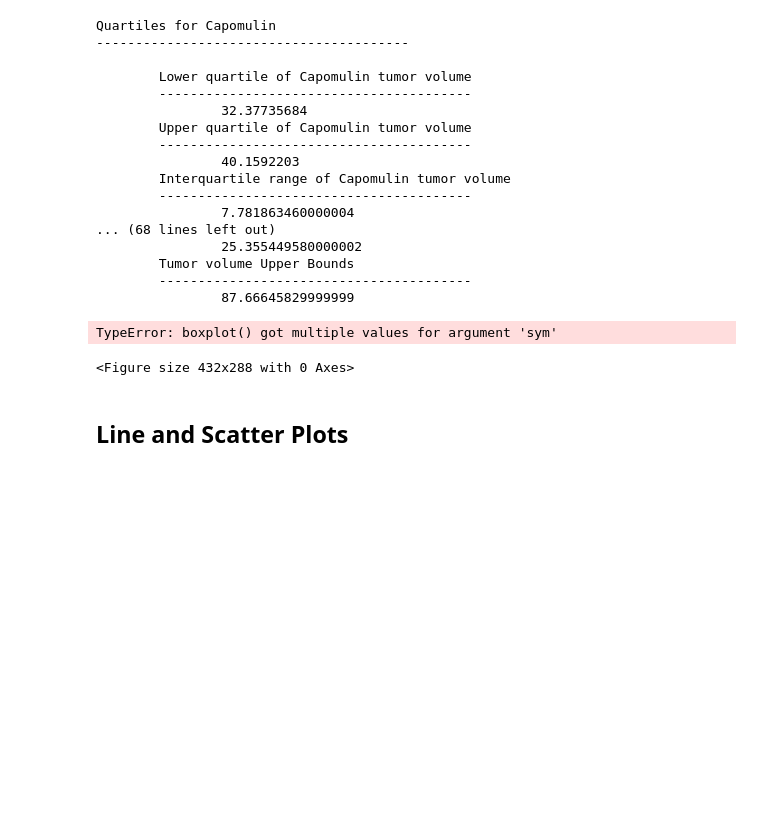
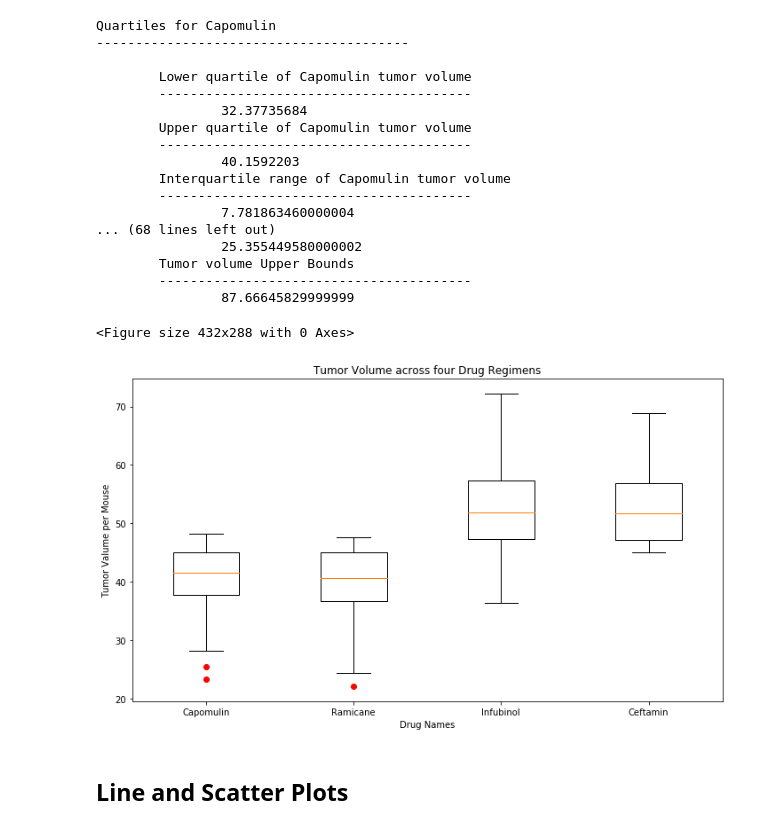
Before and after one commit to g1tKraken/TK-GW-HW, a Jupyter notebook: week_5_matplotlib/matplot_challenge/Part-2-Case-Assignment/Instructions/Pymaceuticals/pymaceuticals_starter.ipynb, the cells around one changed output. Drawn from its saved outputs; the diff is of its cells as text; code cells hidden in the pictures; blank space fills up the shorter version.

```diff
--- a/week_5_matplotlib/matplot_challenge/Part-2-Case-Assignment/Instructions/Pymaceuticals/pymaceuticals_starter.ipynb
+++ b/week_5_matplotlib/matplot_challenge/Part-2-Case-Assignment/Instructions/Pymaceuticals/pymaceuticals_starter.ipynb
@@ -250,22 +250,26 @@ Quartiles for Capomulin
         ----------------------------------------
                 87.66645829999999
 # %%
-treatment1 = best_treatment_df[best_treatment_df['Drug Regimen'] == 'Capomulin']['Tumor Volume (mm3)']
-treatment2 = best_treatment_df[best_treatment_df['Drug Regimen'] == 'Ramicane']['Tumor Volume (mm3)']
-treatment3 = best_treatment_df[best_treatment_df['Drug Regimen'] == 'Infubinol']['Tumor Volume (mm3)']
-treatment4 = best_treatment_df[best_treatment_df['Drug Regimen'] == 'Ceftamin']['Tumor Volume (mm3)']
+drug_list = ['Capomulin','Ramicane','Infubinol','Ceftamin']
+
+treatment1 = four_drugs_df['Tumor Volume (mm3)'].loc[four_drugs_df['Drug Regimen'] == 'Capomulin']#.reset_index(drop=True, inplace=True)
+treatment2 = four_drugs_df['Tumor Volume (mm3)'].loc[four_drugs_df['Drug Regimen'] == 'Ramicane']#.reset_index(drop=True, inplace=True)
+treatment3 = four_drugs_df['Tumor Volume (mm3)'].loc[four_drugs_df['Drug Regimen'] == 'Infubinol']#.reset_index(drop=True, inplace=True)
+treatment4 = four_drugs_df['Tumor Volume (mm3)'].loc[four_drugs_df['Drug Regimen'] == 'Ceftamin']#.reset_index(drop=True, inplace=True)
+#
 
 # Generate a box plot of the final tumor volume of each mouse across four regimens of interest
 plt.figure()
-plt.boxplot(treatment1, treatment2, treatment3, treatment4, labels=drug_list, sym='r+')
+fig, ax = plt.subplots(figsize=(10, 6))
+plt.boxplot([treatment1.values.flatten(), treatment2.values.flatten(), treatment3.values.flatten(), treatment4.values.flatten()], labels=drug_list, sym='ro')
 plt.xlabel('Drug Names')
 plt.ylabel('Tumor Valume per Mouse')
 plt.title('Tumor Volume across four Drug Regimens')
 plt.tight_layout()
 plt.show()
 # %% [output]
-TypeError: boxplot() got multiple values for argument 'sym'
+<Figure size 432x288 with 0 Axes>
-<Figure size 432x288 with 0 Axes>
+[figure, added]
 # %% [markdown]
 ## Line and Scatter Plots
 # %%
```
Also changed, not shown: parts of 4 cells of this notebook.
